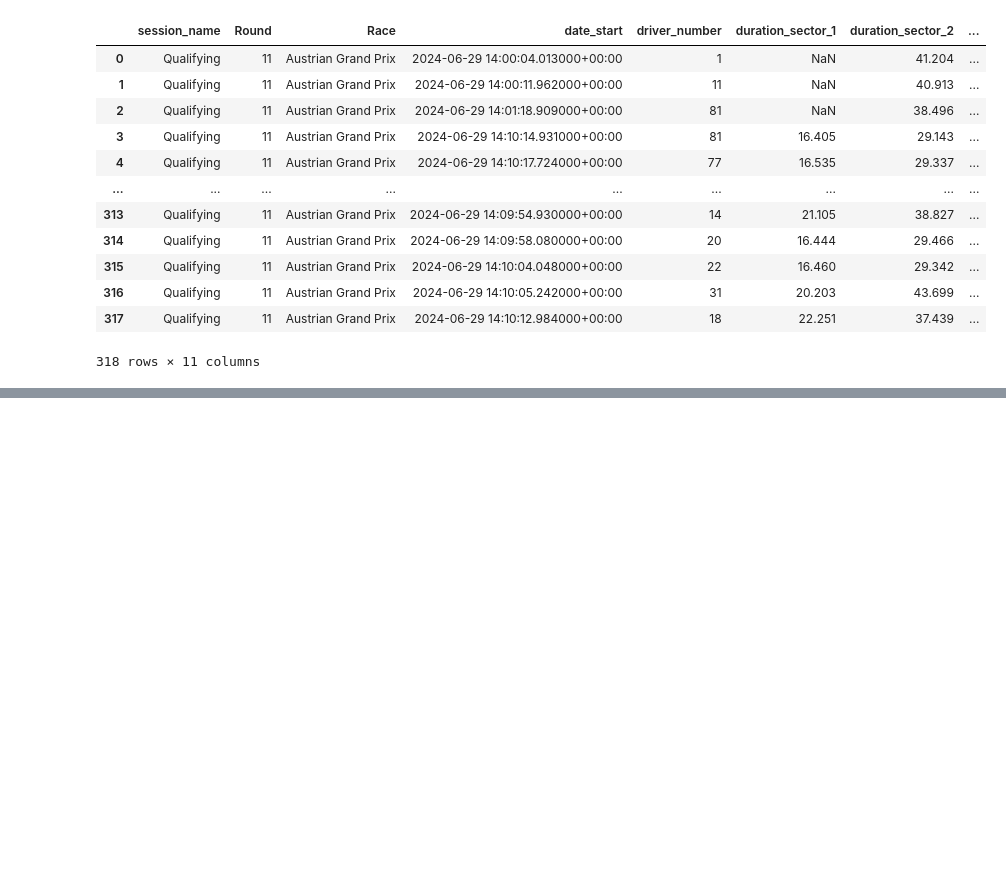
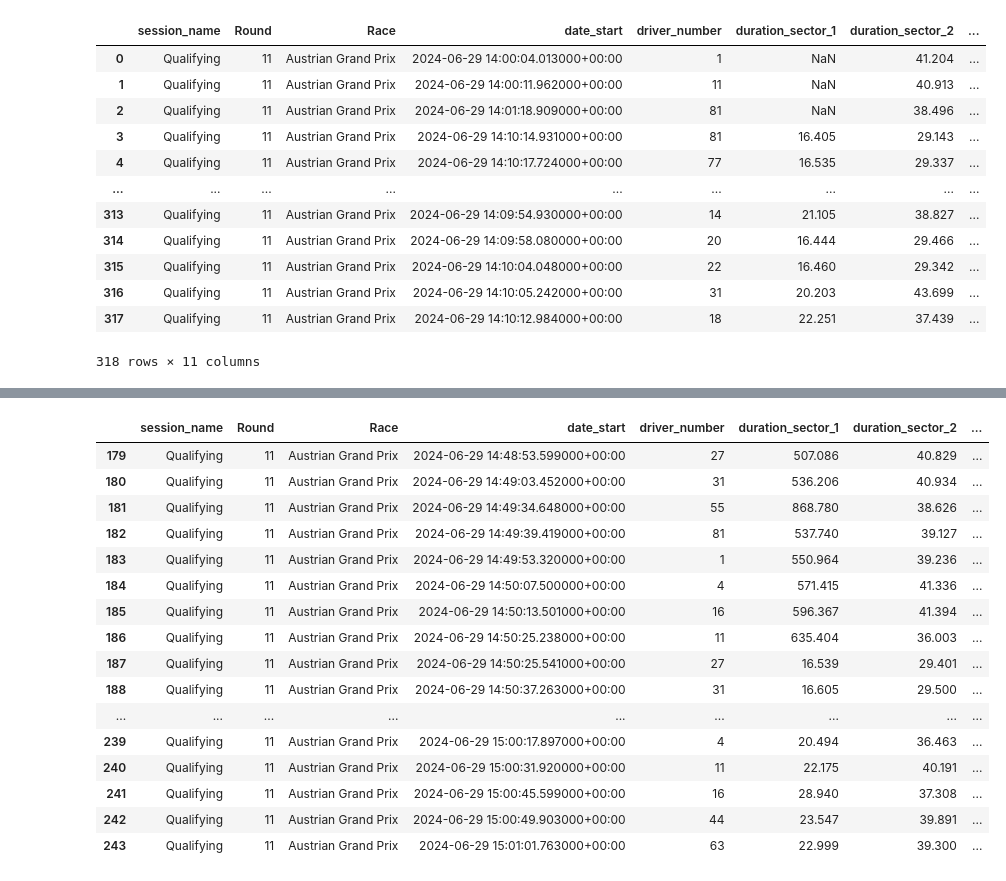
Before and after one commit to cuonglam0105/Preppin-Python, a Jupyter notebook: 2024_W29/2024W29_Solution.ipynb, the cells around one changed output, grey strips where cells are left out. Cells and saved outputs as stored; diff of their text form; code cells hidden in the pictures; blank space fills up the shorter version.

```diff
--- a/2024_W29/2024W29_Solution.ipynb
+++ b/2024_W29/2024W29_Solution.ipynb
@@ -126,0 +145,3 @@ qualify_df
+# %%
+qualify_df['End of Q1'] = qualify_df['Starting Time'] + pd.Timedelta(minutes=20)
+qualify_df
@@ -126,0 +234,3 @@ qualify_df
+# %%
+q2 = qualify_df[qualify_df['End of Q1'] < qualify_df['date_start']]
+q2
@@ -126,0 +251,4 @@ qualify_df
+# %%
+q2_start = q2['date_start'].min()
+q2['Q2 Start'] = q2_start
+q2
@@ -126,0 +274,3 @@ qualify_df
+# %%
+q2['End of Q2'] = q2['Q2 Start'] + pd.Timedelta(minutes=17)
+q2
@@ -126,0 +349,21 @@ qualify_df
+# %%
+q3 = q2[q2['date_start'] > q2['End of Q2']]
+q3
+# %% [output]
+|  | session_name | Round | Race | date_start | driver_number | duration_sector_1 | duration_sector_2 | ... |
+| 179 | Qualifying | 11 | Austrian Grand Prix | 2024-06-29 14:48:53.599000+00:00 | 27 | 507.086 | 40.829 | ... |
+| 180 | Qualifying | 11 | Austrian Grand Prix | 2024-06-29 14:49:03.452000+00:00 | 31 | 536.206 | 40.934 | ... |
+| 181 | Qualifying | 11 | Austrian Grand Prix | 2024-06-29 14:49:34.648000+00:00 | 55 | 868.780 | 38.626 | ... |
+| 182 | Qualifying | 11 | Austrian Grand Prix | 2024-06-29 14:49:39.419000+00:00 | 81 | 537.740 | 39.127 | ... |
+| 183 | Qualifying | 11 | Austrian Grand Prix | 2024-06-29 14:49:53.320000+00:00 | 1 | 550.964 | 39.236 | ... |
+| 184 | Qualifying | 11 | Austrian Grand Prix | 2024-06-29 14:50:07.500000+00:00 | 4 | 571.415 | 41.336 | ... |
+| 185 | Qualifying | 11 | Austrian Grand Prix | 2024-06-29 14:50:13.501000+00:00 | 16 | 596.367 | 41.394 | ... |
+| 186 | Qualifying | 11 | Austrian Grand Prix | 2024-06-29 14:50:25.238000+00:00 | 11 | 635.404 | 36.003 | ... |
+| 187 | Qualifying | 11 | Austrian Grand Prix | 2024-06-29 14:50:25.541000+00:00 | 27 | 16.539 | 29.401 | ... |
+| 188 | Qualifying | 11 | Austrian Grand Prix | 2024-06-29 14:50:37.263000+00:00 | 31 | 16.605 | 29.500 | ... |
+| ... | ... | ... | ... | ... | ... | ... | ... | ... |
+| 239 | Qualifying | 11 | Austrian Grand Prix | 2024-06-29 15:00:17.897000+00:00 | 4 | 20.494 | 36.463 | ... |
+| 240 | Qualifying | 11 | Austrian Grand Prix | 2024-06-29 15:00:31.920000+00:00 | 11 | 22.175 | 40.191 | ... |
+| 241 | Qualifying | 11 | Austrian Grand Prix | 2024-06-29 15:00:45.599000+00:00 | 16 | 28.940 | 37.308 | ... |
+| 242 | Qualifying | 11 | Austrian Grand Prix | 2024-06-29 15:00:49.903000+00:00 | 44 | 23.547 | 39.891 | ... |
+| 243 | Qualifying | 11 | Austrian Grand Prix | 2024-06-29 15:01:01.763000+00:00 | 63 | 22.999 | 39.300 | ... |
```
Also changed, not shown: parts of 18 cells of this notebook.
